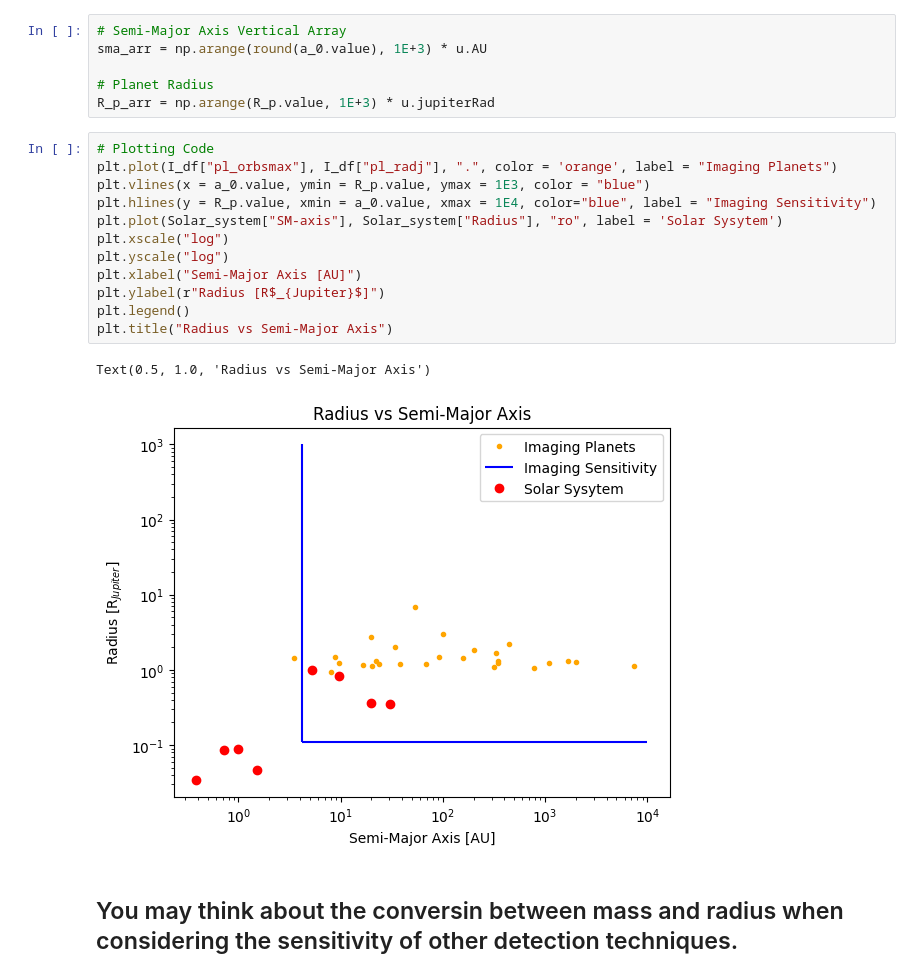
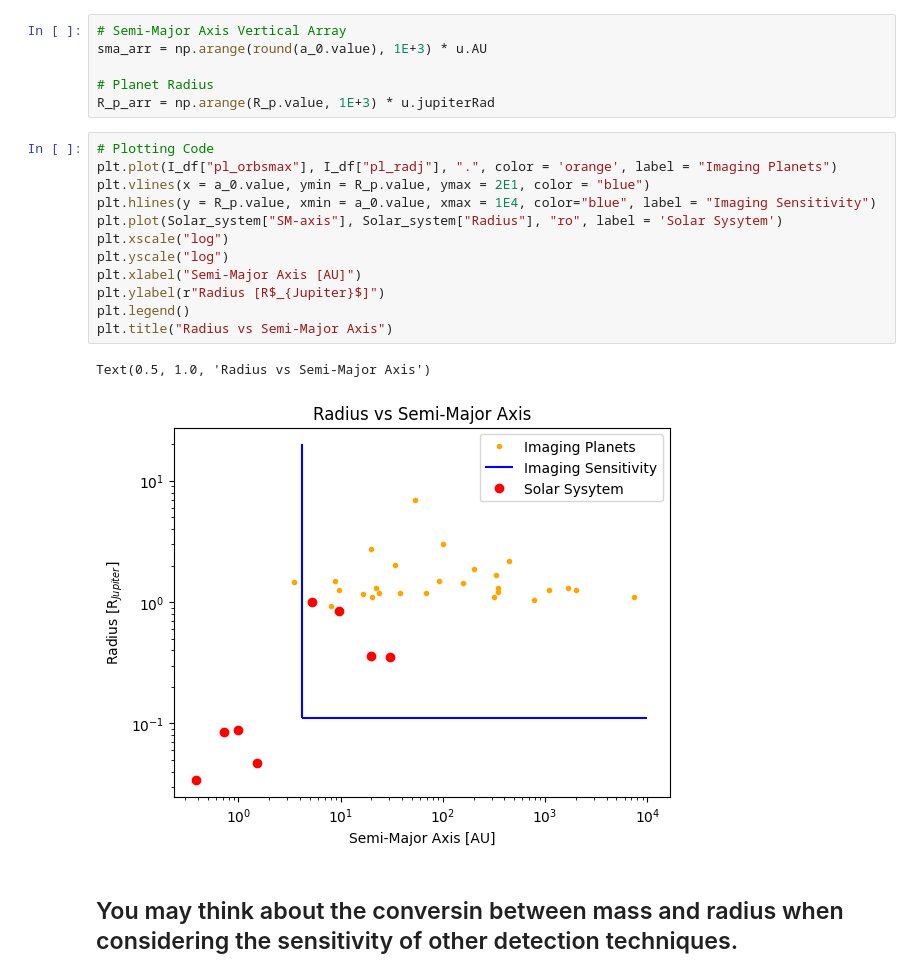
Before and after one commit to Jsk10101/PlanetarySci-Phys5205, a Jupyter notebook: NASA_Exoplanet_data_explorer_Group_3.ipynb, the cells around one changed output. Cells and saved outputs as stored; diff of their text form.

```diff
--- a/NASA_Exoplanet_data_explorer_Group_3.ipynb
+++ b/NASA_Exoplanet_data_explorer_Group_3.ipynb
@@ -346,17 +358,17 @@ R_p_arr = np.arange(R_p.value, 1E+3) * u.jupiterRad
 # %%
 # Plotting Code
 plt.plot(I_df["pl_orbsmax"], I_df["pl_radj"], ".", color = 'orange', label = "Imaging Planets")
-plt.vlines(x = a_0.value, ymin = R_p.value, ymax = 1E3, color = "blue")
+plt.vlines(x = a_0.value, ymin = R_p.value, ymax = 2E1, color = "blue")
 plt.hlines(y = R_p.value, xmin = a_0.value, xmax = 1E4, color="blue", label = "Imaging Sensitivity")
 plt.plot(Solar_system["SM-axis"], Solar_system["Radius"], "ro", label = 'Solar Sysytem')
 plt.xscale("log")
 plt.yscale("log")
 plt.xlabel("Semi-Major Axis [AU]")
 plt.ylabel(r"Radius [R$_{Jupiter}$]")
 plt.legend()
 plt.title("Radius vs Semi-Major Axis")
 # %% [output]
 Text(0.5, 1.0, 'Radius vs Semi-Major Axis')
-[figure, old version]
+[figure, new version]
 # %% [markdown]
 ## You may think about the conversin between mass and radius  when considering the sensitivity of other detection techniques.
```
Also changed, not shown: parts of 5 cells of this notebook.
